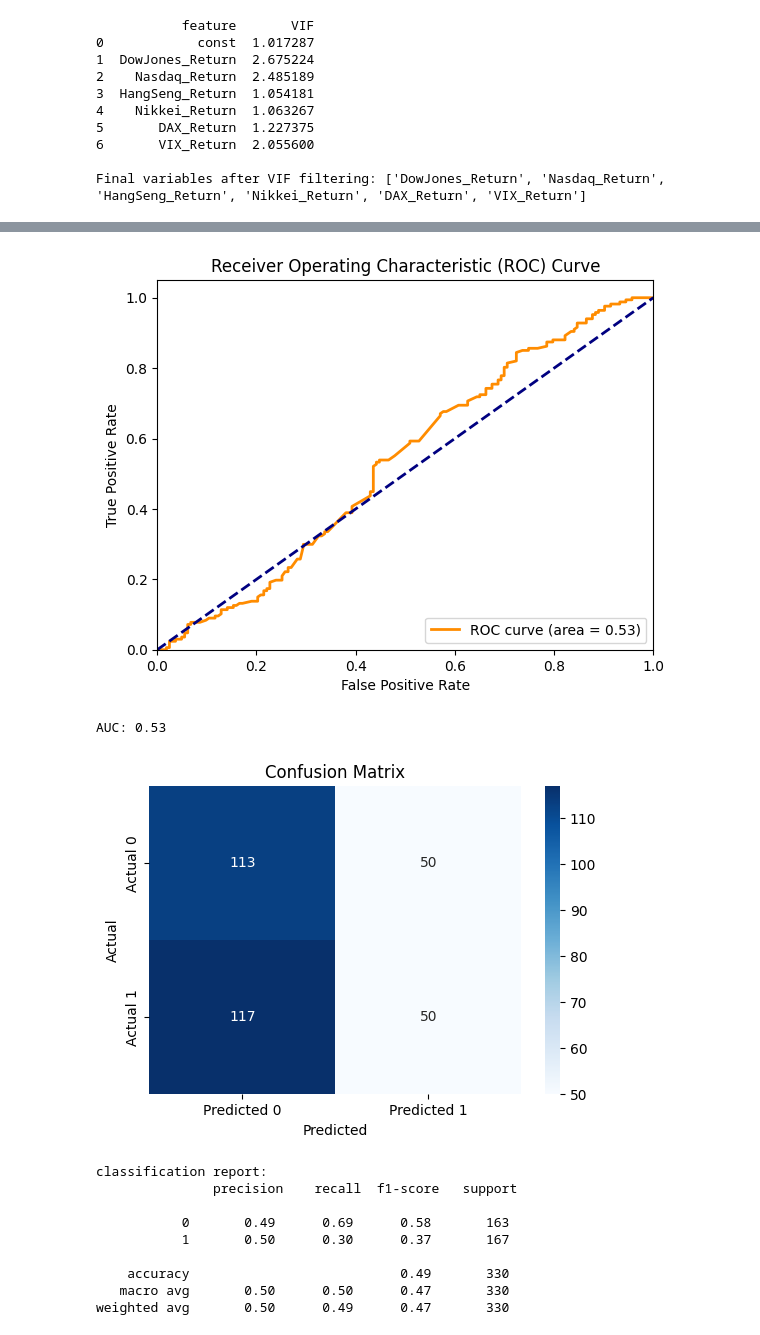
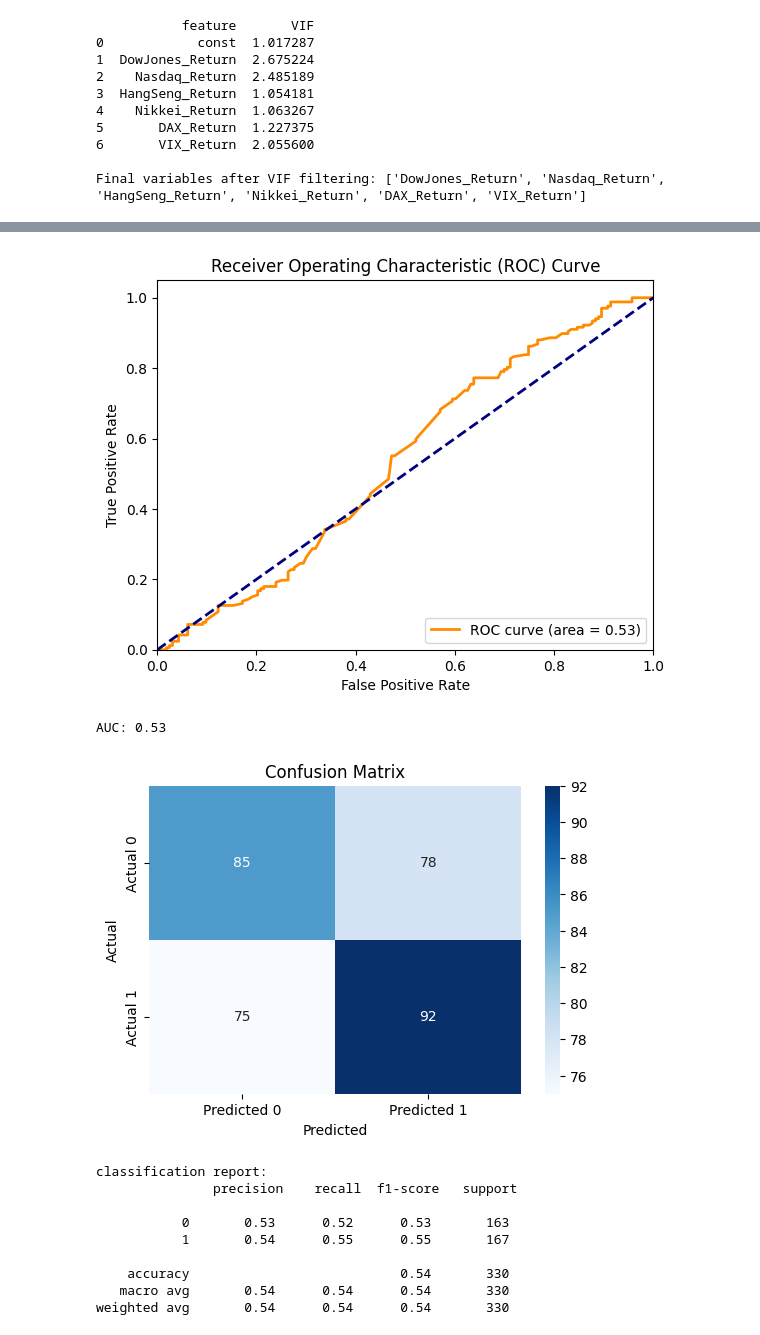
Before and after one commit to pablogrs/nifty_data, a Jupyter notebook: phase3.ipynb, the cells around one changed output, grey strips where cells are left out. Drawn from its saved outputs; the diff is of its cells as text; code cells hidden in the pictures.

```diff
--- a/phase3.ipynb
+++ b/phase3.ipynb
@@ -175,6 +245,7 @@ Optimal threshold by Youden's Index: 0.4600
 # %%
-# Predict probabilities on the test set and calculate ROC AUC
-test_df['predprob'] = model.predict(X_test.astype(int))
+# 8 - Obtain ROC curve and AUC for test data (compare with step 6)
+
+test_df['predprob'] = model_sig.predict(X_test_sig.astype(int))
 fpr_test, tpr_test, thresholds = roc_curve(y_test, test_df['predprob'])
 roc_auc_test = auc(fpr_test, tpr_test)
 
@@ -193,38 +264,38 @@ plt.show()
 # # Print AUC
 print(f"AUC: {roc_auc_test:.2f}")
 
-# The performance on the test set is consistent with the train set, very low AUC around 0.53 and 0.60 in test and train respectively.
+# The performance on the test set is consistent with the train set, very low AUC around 0.53 and 0.59 in test and train respectively.
 # %% [output]
-[figure, old version]
+[figure, new version]
 AUC: 0.53
 # %%
-# Confusion Matrix and Classification Report
-y_pred_test = model.predict(X_test.astype(int)) >= 0.5
+# 9 - Confusion Matrix and Classification Report for test data
+y_pred_test = model.predict(X_test.astype(int)) >= 0.4753
 cm = confusion_matrix(y_test, y_pred_test)
 cr = classification_report(y_test, y_pred_test)
 
 # Plot confusion matrix heatmap
 plt.figure(figsize=(6, 4))
 sns.heatmap(cm, annot=True, fmt='d', cmap='Blues',
             xticklabels=['Predicted 0', 'Predicted 1'],
             yticklabels=['Actual 0', 'Actual 1'])
 
 plt.title('Confusion Matrix')
 plt.xlabel('Predicted')
 plt.ylabel('Actual')
 plt.show()
 
 print("classification report:\n", cr)
 
-# Overall accuracy is very low, at 48% is even lower than the train set at 58%.
+# Overall accuracy is very low, at 54% is even lower than the train set at 56%.
 # %% [output]
-[figure, old version]
+[figure, new version]
 classification report:
                precision    recall  f1-score   support
 
-           0       0.49      0.69      0.58       163
-           1       0.50      0.30      0.37       167
+           0       0.53      0.52      0.53       163
+           1       0.54      0.55      0.55       167
 
-    accuracy                           0.49       330
-   macro avg       0.50      0.50      0.47       330
-weighted avg       0.50      0.49      0.47       330
+    accuracy                           0.54       330
+   macro avg       0.54      0.54      0.54       330
+weighted avg       0.54      0.54      0.54       330
```
Also changed, not shown: parts of 12 cells of this notebook, 3 other files.
